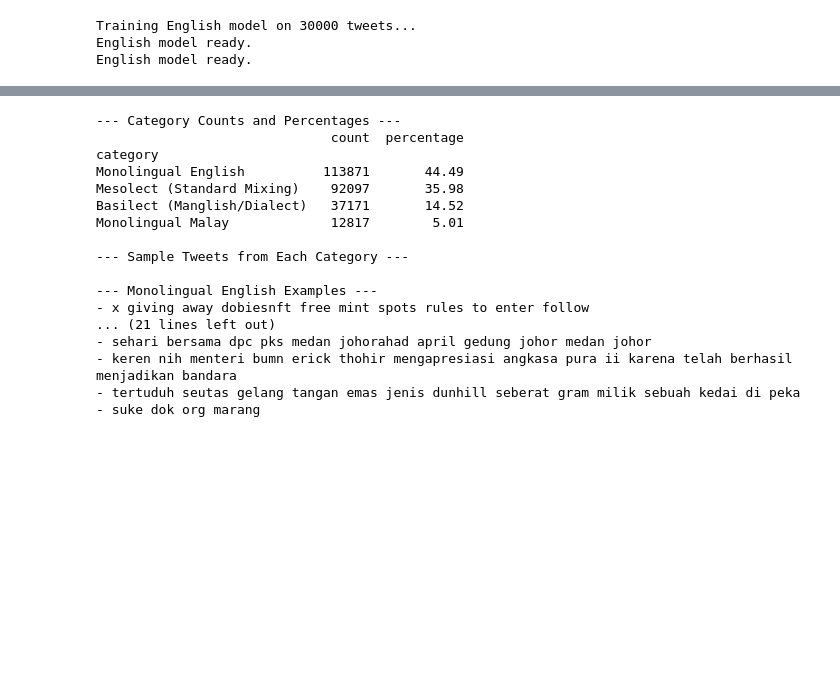
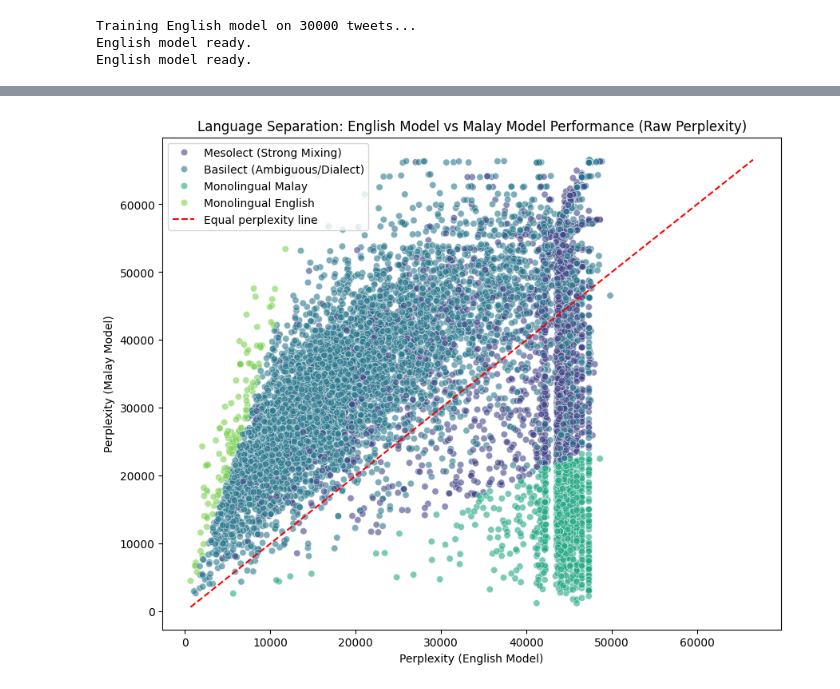
Before and after one commit to QYUUUUU/scientific-programming-python, a Jupyter notebook: main.ipynb, the cells around one changed output, grey strips where cells are left out. Cells and saved outputs as stored; diff of their text form; code cells hidden in the pictures; blank space fills up the shorter version.

```diff
--- a/main.ipynb
+++ b/main.ipynb
@@ -519,40 +553,28 @@ Index: []
 # %%
-category_counts = df_results['category'].value_counts()
-category_percentages = df_results['category'].value_counts(normalize=True) * 100
 
-summary = (
-    pd.DataFrame({
-        "count": category_counts,
-        "percentage": category_percentages.round(2)
-    })
+plt.figure(figsize=(10, 8))
+
+# Scatter plot: Axe X = Perplexité Anglaise (brute), Axe Y = Perplexité Malaise (brute)
+sns.scatterplot(
+    data=df_results,
+    x='pp_en',
+    y='pp_my',
+    hue='category',
+    alpha=0.6,
+    palette='viridis'
 )
 
-print("\n--- Category Counts and Percentages ---")
-print(summary)
+# Ajout d'une ligne diagonale (y=x)
+# Les points sur cette ligne ont la même perplexité pour les deux modèles
+min_val = min(df_results['pp_en'].min(), df_results['pp_my'].min())
+max_val = max(df_results['pp_en'].max(), df_results['pp_my'].max())
+plt.plot([min_val, max_val], [min_val, max_val], color='red', linestyle='--', label='Equal perplexity line')
 
-# Show a bit of each category
-print("\n--- Sample Tweets from Each Category ---")
-for category in summary.index:
-    print(f"\n--- {category} Examples ---")
-    sample_tweets = df_results[df_results['category'] == category]['tweet'].head(5)
-    for tweet in sample_tweets:
-        print(f"- {tweet}")
+plt.title("Language Separation: English Model vs Malay Model Performance (Raw Perplexity)")
+plt.xlabel("Perplexity (English Model)")
+plt.ylabel("Perplexity (Malay Model)")
+plt.legend()
+plt.show()
 # %% [output]
---- Category Counts and Percentages ---
-                              count  percentage
-category
-Monolingual English          113871       44.49
-Mesolect (Standard Mixing)    92097       35.98
-Basilect (Manglish/Dialect)   37171       14.52
-Monolingual Malay             12817        5.01
-
---- Sample Tweets from Each Category ---
-
---- Monolingual English Examples ---
-- x giving away dobiesnft free mint spots rules to enter follow
-... (21 lines left out)
-- sehari bersama dpc pks medan johorahad april gedung johor medan johor
-- keren nih menteri bumn erick thohir mengapresiasi angkasa pura ii karena telah berhasil menjadikan bandara
-- tertuduh seutas gelang tangan emas jenis dunhill seberat gram milik sebuah kedai di peka
-- suke dok org marang
+[figure, added]
 # %%
```
Also changed, not shown: parts of 12 cells of this notebook.
